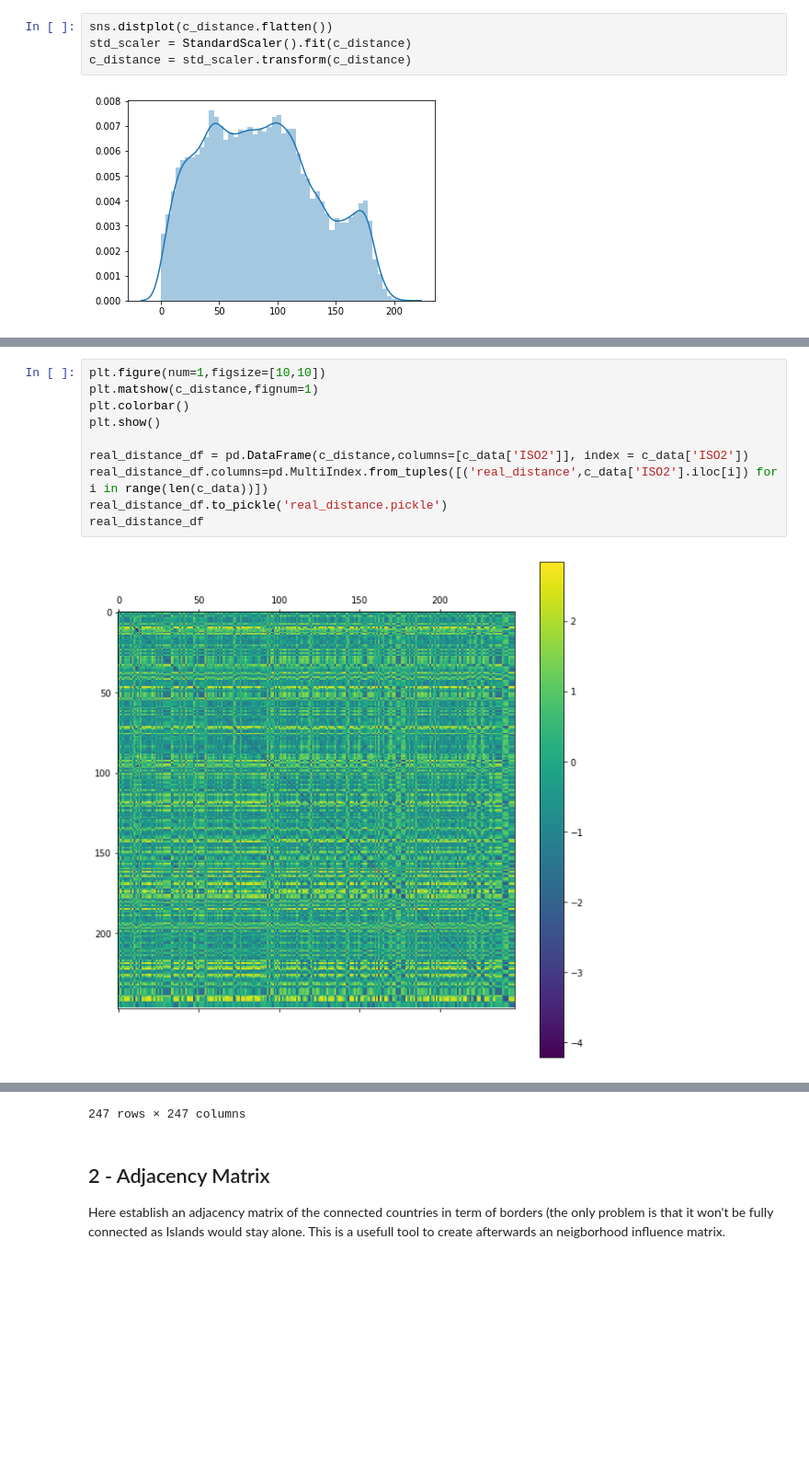
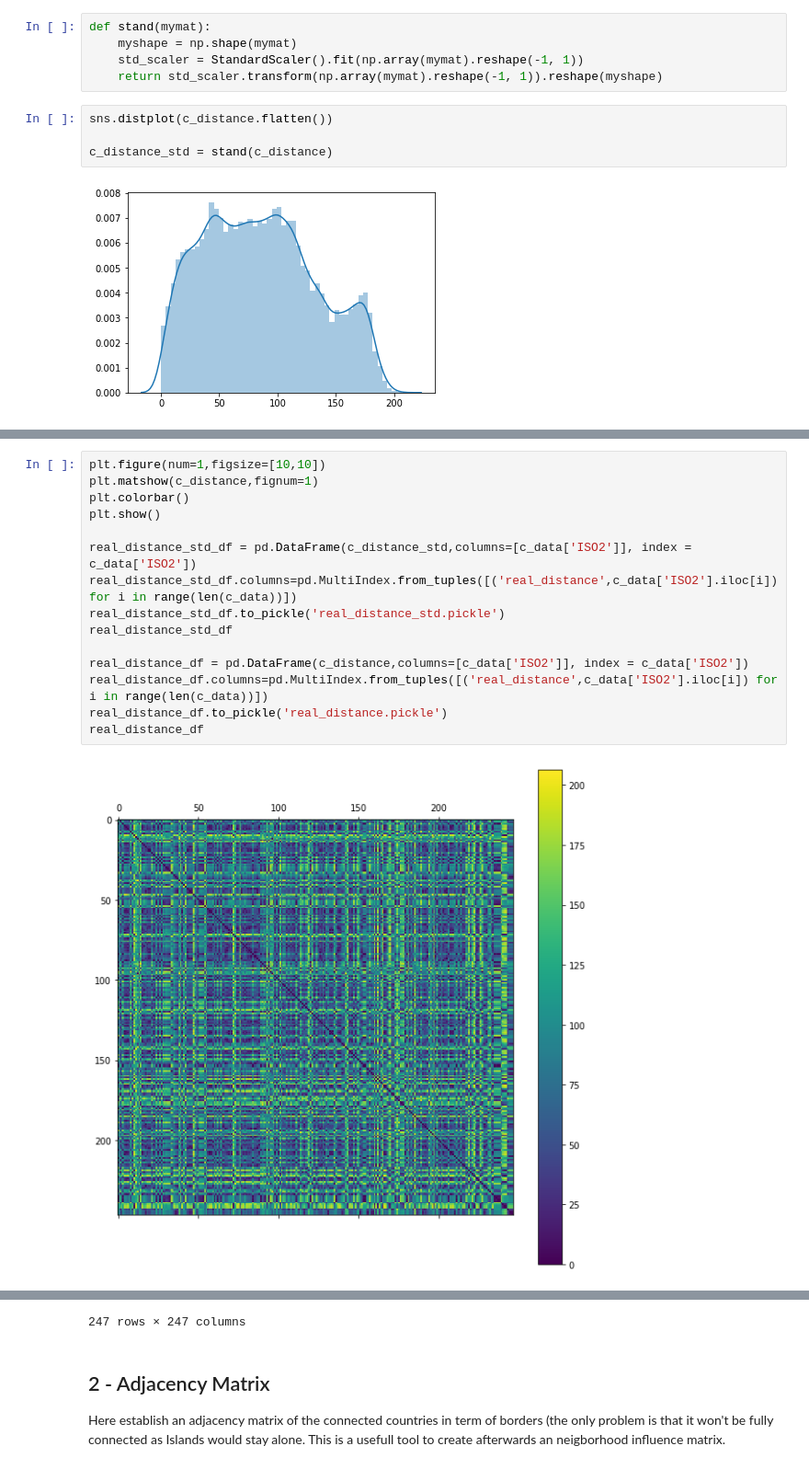
Before and after one commit to LailaHms/ADA2017_Homeworks, a Jupyter notebook: Project/GeoMetrics/country_distances.ipynb, the cells around one changed output, grey strips where cells are left out. Shown at 92% size. Drawn from its saved outputs; the diff is of its cells as text; blank space fills up the shorter version.

```diff
--- a/Project/GeoMetrics/country_distances.ipynb
+++ b/Project/GeoMetrics/country_distances.ipynb
@@ -38,10 +38,15 @@ for i in range(len(c_latlng)):
         except:
             print(i,j)
             c_distance[i,j] = np.nan
+# %%
+def stand(mymat):
+    myshape = np.shape(mymat)
+    std_scaler = StandardScaler().fit(np.array(mymat).reshape(-1, 1))
+    return std_scaler.transform(np.array(mymat).reshape(-1, 1)).reshape(myshape)
 # %%
 sns.distplot(c_distance.flatten())
-std_scaler = StandardScaler().fit(c_distance)
-c_distance = std_scaler.transform(c_distance)
+
+c_distance_std = stand(c_distance)
 # %% [output]
 [figure]
 # %%
@@ -52,15 +57,20 @@ sns.distplot(c_distance.flatten())
 # %%
 plt.figure(num=1,figsize=[10,10])
 plt.matshow(c_distance,fignum=1)
 plt.colorbar()
 plt.show()
 
+real_distance_std_df = pd.DataFrame(c_distance_std,columns=[c_data['ISO2']], index = c_data['ISO2'])
+real_distance_std_df.columns=pd.MultiIndex.from_tuples([('real_distance',c_data['ISO2'].iloc[i]) for i in range(len(c_data))])
+real_distance_std_df.to_pickle('real_distance_std.pickle')
+real_distance_std_df
+
 real_distance_df = pd.DataFrame(c_distance,columns=[c_data['ISO2']], index = c_data['ISO2'])
 real_distance_df.columns=pd.MultiIndex.from_tuples([('real_distance',c_data['ISO2'].iloc[i]) for i in range(len(c_data))])
 real_distance_df.to_pickle('real_distance.pickle')
 real_distance_df
 # %% [output]
-[figure, old version]
+[figure, new version]
 |  | real_distance |  |  |  |  |  |  |  |  |  | ... |
 |  | AW | AF | AO | AI | AX | AL | AD | AE | AR | AM | ... |
 | ISO2 |  |  |  |  |  |  |  |  |  |  | ... |
```
Also changed, not shown: parts of 10 cells of this notebook, 8 other files.
